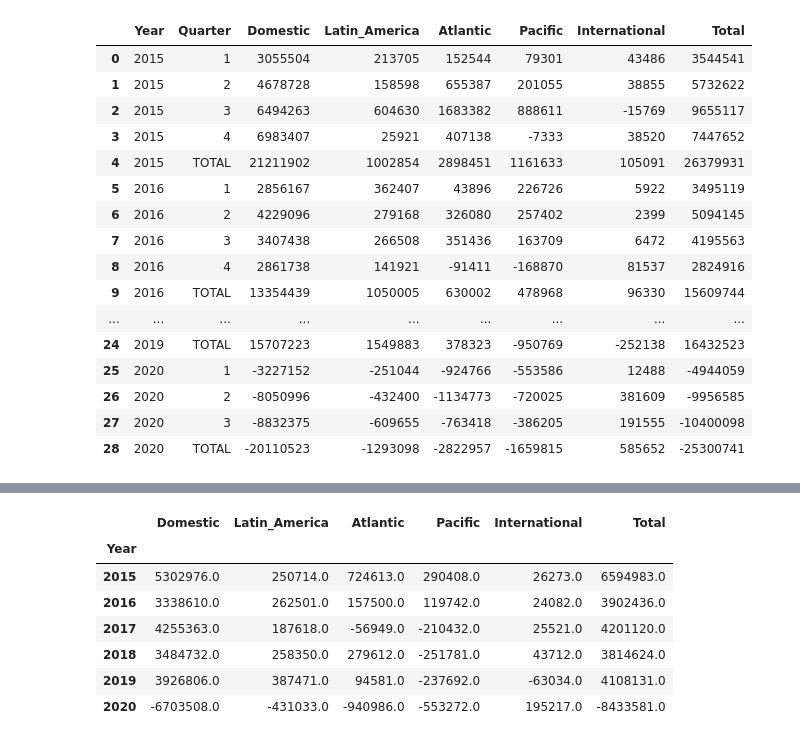
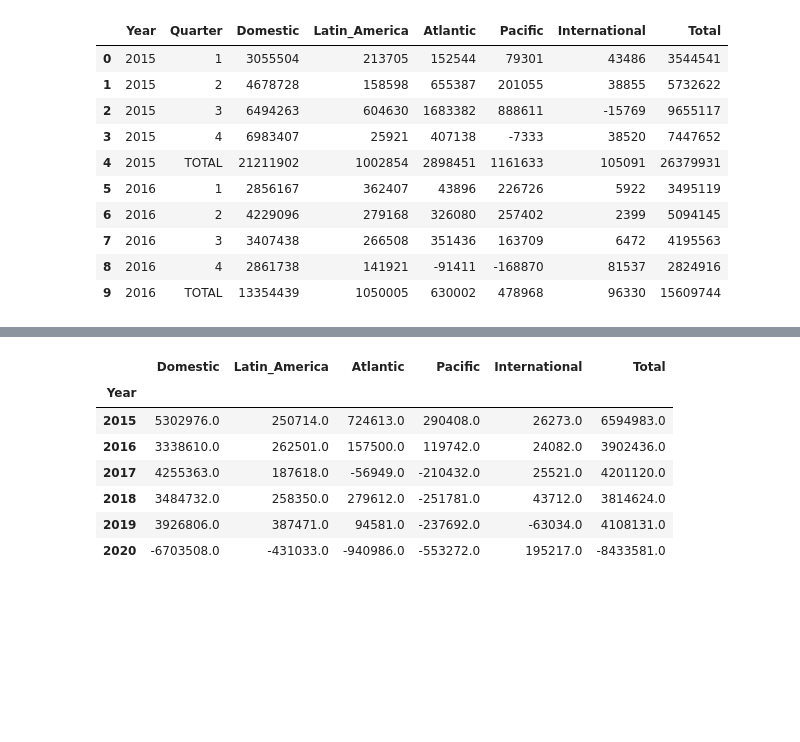
Before and after one commit to llhabers/Covid-19_Impact_on_the_US_Airline_Industry, a Jupyter notebook: mario/Net Income Analysis.ipynb, the cells around one changed output, grey strips where cells are left out. Saved outputs shown, nothing was run; the diff lists cells and outputs as text; code cells hidden in the pictures; blank space fills up the shorter version.

```diff
--- a/mario/Net Income Analysis.ipynb
+++ b/mario/Net Income Analysis.ipynb
@@ -21,35 +21,29 @@ revenue.tail(10)
 # %%
 #For this analysis, I will only be using data for the most recent five years.
 five_year_df = revenue.tail(29)
 five_year_df = five_year_df.reset_index(drop=True)
 
 #Let's rename the columns
 five_year_df = five_year_df.rename(columns={'DOMESTIC':'Domestic',
                    'LATIN AMERICA':'Latin_America',
                    'ATLANTIC':'Atlantic',
                    'PACIFIC':'Pacific',
                    'INTERNATIONAL':'International',
                    'TOTAL':'Total'})
 #Display dataframe
-five_year_df
+five_year_df.head(10)
 # %% [output]
 |  | Year | Quarter | Domestic | Latin_America | Atlantic | Pacific | International | Total |
 | 0 | 2015 | 1 | 3055504 | 213705 | 152544 | 79301 | 43486 | 3544541 |
 | 1 | 2015 | 2 | 4678728 | 158598 | 655387 | 201055 | 38855 | 5732622 |
 | 2 | 2015 | 3 | 6494263 | 604630 | 1683382 | 888611 | -15769 | 9655117 |
 | 3 | 2015 | 4 | 6983407 | 25921 | 407138 | -7333 | 38520 | 7447652 |
 | 4 | 2015 | TOTAL | 21211902 | 1002854 | 2898451 | 1161633 | 105091 | 26379931 |
 | 5 | 2016 | 1 | 2856167 | 362407 | 43896 | 226726 | 5922 | 3495119 |
 | 6 | 2016 | 2 | 4229096 | 279168 | 326080 | 257402 | 2399 | 5094145 |
 | 7 | 2016 | 3 | 3407438 | 266508 | 351436 | 163709 | 6472 | 4195563 |
 | 8 | 2016 | 4 | 2861738 | 141921 | -91411 | -168870 | 81537 | 2824916 |
 | 9 | 2016 | TOTAL | 13354439 | 1050005 | 630002 | 478968 | 96330 | 15609744 |
-| ... | ... | ... | ... | ... | ... | ... | ... | ... |
-| 24 | 2019 | TOTAL | 15707223 | 1549883 | 378323 | -950769 | -252138 | 16432523 |
-| 25 | 2020 | 1 | -3227152 | -251044 | -924766 | -553586 | 12488 | -4944059 |
-| 26 | 2020 | 2 | -8050996 | -432400 | -1134773 | -720025 | 381609 | -9956585 |
-| 27 | 2020 | 3 | -8832375 | -609655 | -763418 | -386205 | 191555 | -10400098 |
-| 28 | 2020 | TOTAL | -20110523 | -1293098 | -2822957 | -1659815 | 585652 | -25300741 |
 # %%
 # Let's store the totals for domestic flights from 2015-2020 into variables for plotting
 
```
Also changed, not shown: parts of 3 cells of this notebook, 2 other files.
